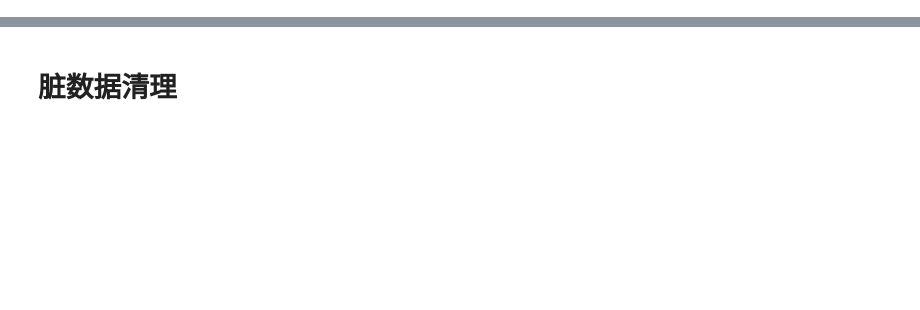
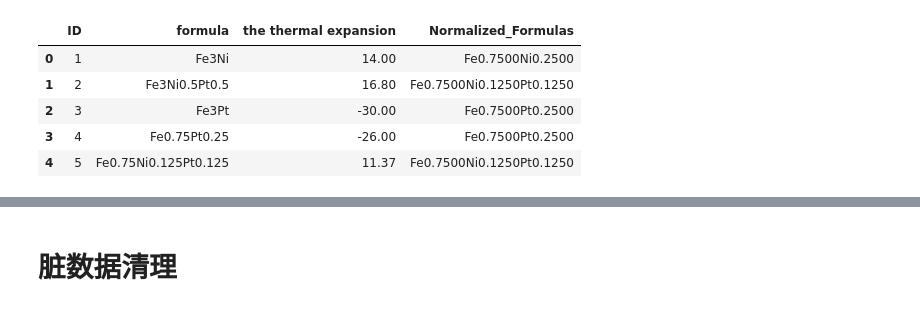
Before and after one commit to supercxz/thermo_more_model, a Jupyter notebook: model03.ipynb, the cells around one changed output, grey strips where cells are left out. Cells and saved outputs as stored; diff of their text form; code cells hidden in the pictures; blank space fills up the shorter version.

```diff
--- a/model03.ipynb
+++ b/model03.ipynb
@@ -10,10 +10,18 @@ plt.rcParams['axes.unicode_minus'] = False
 # %%
 data_high_bound = 30
 data_low_bound = -20
 need_to_normalized = False
+need_to_write_result_to_csv = True
 
 data = pd.read_excel('./dataset/rt_df_thermo1.xlsx')
 data.head()
+# %% [output]
+|  | ID | formula | the thermal expansion | Normalized_Formulas |
+| 0 | 1 | Fe3Ni | 14.00 | Fe0.7500Ni0.2500 |
+| 1 | 2 | Fe3Ni0.5Pt0.5 | 16.80 | Fe0.7500Ni0.1250Pt0.1250 |
+| 2 | 3 | Fe3Pt | -30.00 | Fe0.7500Pt0.2500 |
+| 3 | 4 | Fe0.75Pt0.25 | -26.00 | Fe0.7500Pt0.2500 |
+| 4 | 5 | Fe0.75Ni0.125Pt0.125 | 11.37 | Fe0.7500Ni0.1250Pt0.1250 |
 # %%
 # 函数：解析化学成分及其比例
 def parse_normalized_formulas(formula):
```
Also changed, not shown: parts of 9 cells of this notebook, 2 other files.
